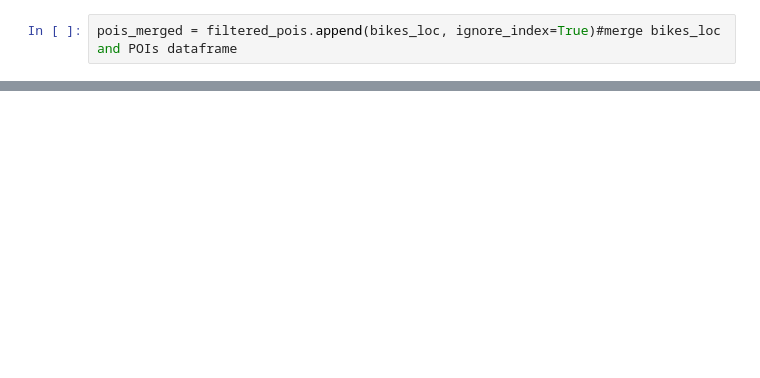
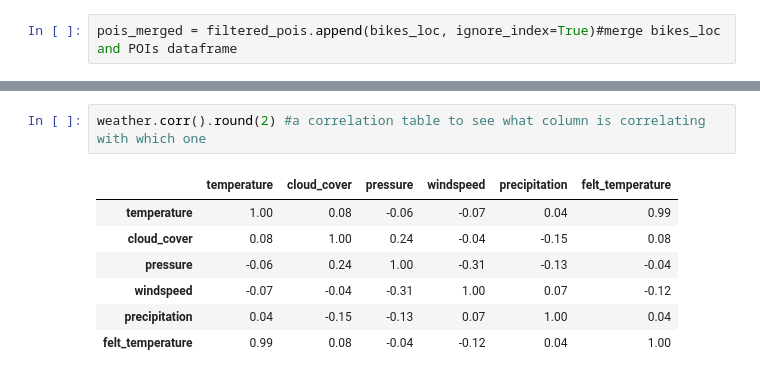
Before and after one commit to lauribus/DSMLproject, a Jupyter notebook: Project bikes.ipynb, the cells around one changed output, grey strips where cells are left out. Cells and saved outputs as stored; diff of their text form; blank space fills up the shorter version.

```diff
--- a/Project bikes.ipynb
+++ b/Project bikes.ipynb
@@ -503,0 +565,10 @@ pois_merged.head()
+# %%
+weather.corr().round(2) #a correlation table to see what column is correlating with which one
+# %% [output]
+|  | temperature | cloud_cover | pressure | windspeed | precipitation | felt_temperature |
+| temperature | 1.00 | 0.08 | -0.06 | -0.07 | 0.04 | 0.99 |
+| cloud_cover | 0.08 | 1.00 | 0.24 | -0.04 | -0.15 | 0.08 |
+| pressure | -0.06 | 0.24 | 1.00 | -0.31 | -0.13 | -0.04 |
+| windspeed | -0.07 | -0.04 | -0.31 | 1.00 | 0.07 | -0.12 |
+| precipitation | 0.04 | -0.15 | -0.13 | 0.07 | 1.00 | 0.04 |
+| felt_temperature | 0.99 | 0.08 | -0.04 | -0.12 | 0.04 | 1.00 |
```
Also changed, not shown: parts of 35 cells of this notebook.
